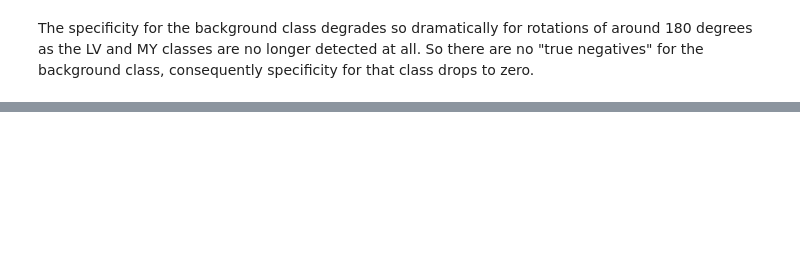
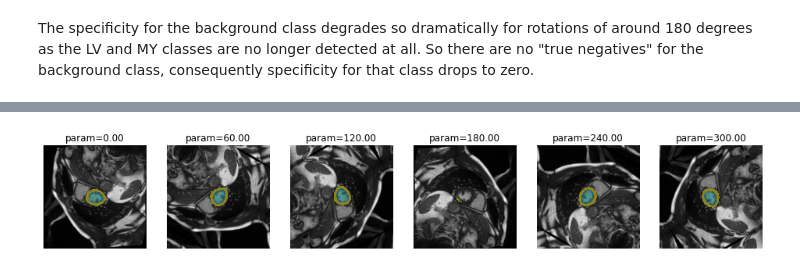
Before and after one commit to chfc-cmi/misas, a Jupyter notebook: 01_local_interpret.ipynb, the cells around one changed output, grey strips where cells are left out. Saved outputs shown, nothing was run; the diff lists cells and outputs as text; code cells hidden in the pictures; blank space fills up the shorter version.

```diff
--- a/01_local_interpret.ipynb
+++ b/01_local_interpret.ipynb
@@ -581,0 +587,2 @@ The specificity for the background class degrades so dramatically for rotations
+# %%
+series = get_rotation_series(img(), trainedModel, truth=trueMask(), tfm_y=True)
@@ -581,0 +665,4 @@ The specificity for the background class degrades so dramatically for rotations
+# %%
+plot_series(series,figsize=(16.5,6))
+# %% [output]
+[figure, added]
```
Also changed, not shown: parts of 13 cells of this notebook, 3 other files.
